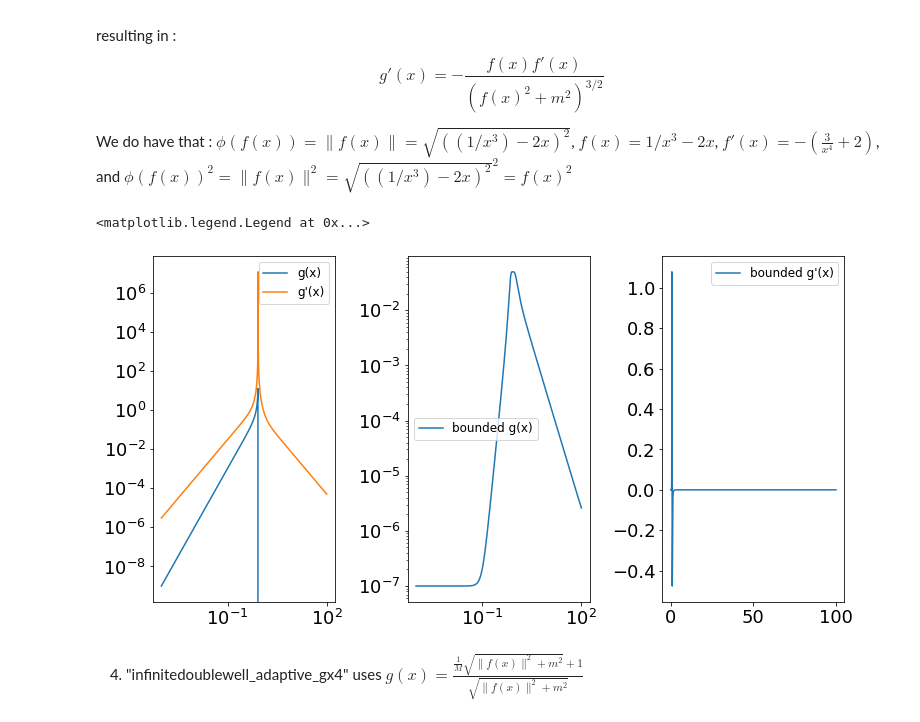
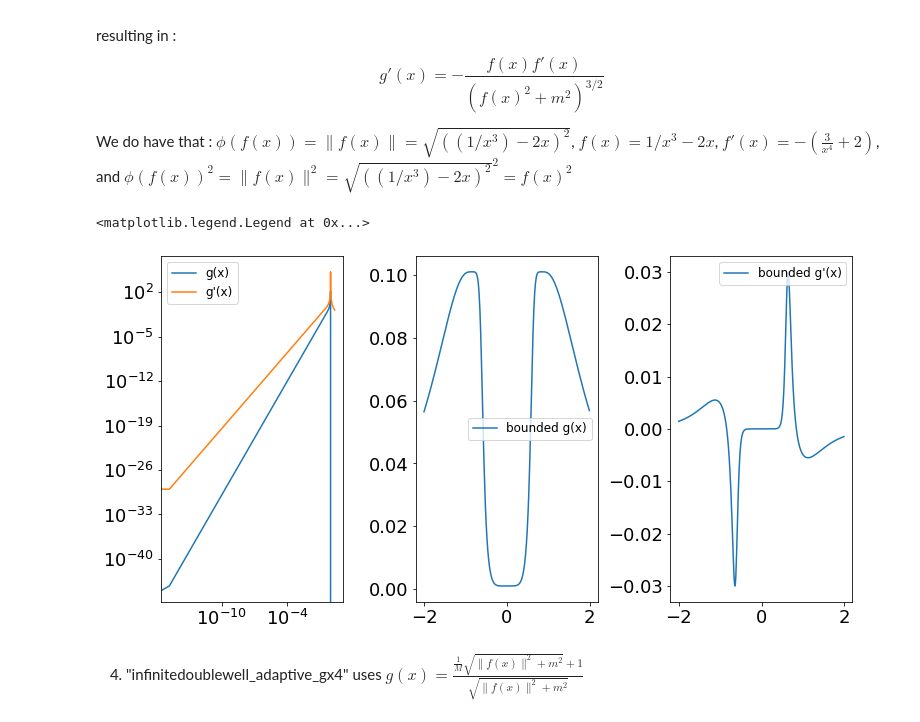
Before and after one commit to alixsleroy/WeakSDEapproximation, a Jupyter notebook: langevin_adaptive.ipynb, the cells around one changed output. Drawn from its saved outputs; the diff is of its cells as text; code cells hidden in the pictures.

```diff
--- a/langevin_adaptive.ipynb
+++ b/langevin_adaptive.ipynb
@@ -144,7 +144,7 @@ def g(x):
     re=np.array([gx,gxprime])
     return re
 
-def g4(x,h,dtmin,dtmax):
+def g4_plot(x,h,dtmin,dtmax):
     """
     Compute the value of the adaptive function choosen:
     x: float
@@ -169,36 +169,36 @@ def g4(x,h,dtmin,dtmax):
     m2 = m*m
 
     #compute gx
     gx_den=np.sqrt(phif2+m2)
     gx_num = gx_den/M + 1
     gx=gx_num/gx_den
 
     #compute gx prime
     gxp_num=- f*fprime
     gxp_den = gx_den*gx_den*gx_den
     gxprime= gxp_num/gxp_den
     gxprime = np.round(gxprime,6)
     #return
     re=np.array([gx,gxprime])
     return re
 
 
 fig, (ax1,ax2,ax3)= plt.subplots(1, 3,figsize=(12,6))# plt.figure(figsize=(4,4))
 fig.subplots_adjust(left=0.1,bottom=0.1,right=0.9, top=0.9, wspace=0.4, hspace=0.4)
-dt=0.1
-dtbounds = np.array([0.0000001,0.05])
+dt=1
+dtbounds = np.array([0.001,0.1])
 dtmin=dtbounds[0]
 dtmax = dtbounds[1]
-x=np.arange(0.001,100,0.01)
-gx4_test = g4(x,dt,dtmin,dtmax)
+x=np.arange(-2,2,0.01)
+gx4_test = g4_plot(x,dt,dtmin,dtmax)
 
 ax1.loglog(x,g(x)[0,::],label="g(x)")
 ax1.loglog(x,g(x)[1,::],label="g'(x)")
-ax2.loglog(x,gx4_test[0,::]*dt,label="bounded g(x)")
+ax2.plot(x,gx4_test[0,::]*dt,label="bounded g(x)")
 ax3.plot(x,gx4_test[1,::],label="bounded g'(x)")
 ax1.legend()
 ax2.legend()
 ax3.legend()
 # %% [output]
 <matplotlib.legend.Legend at 0x...>
-[figure, old version]
+[figure, new version]
```
Also changed, not shown: parts of 22 cells of this notebook, 2 other files.
